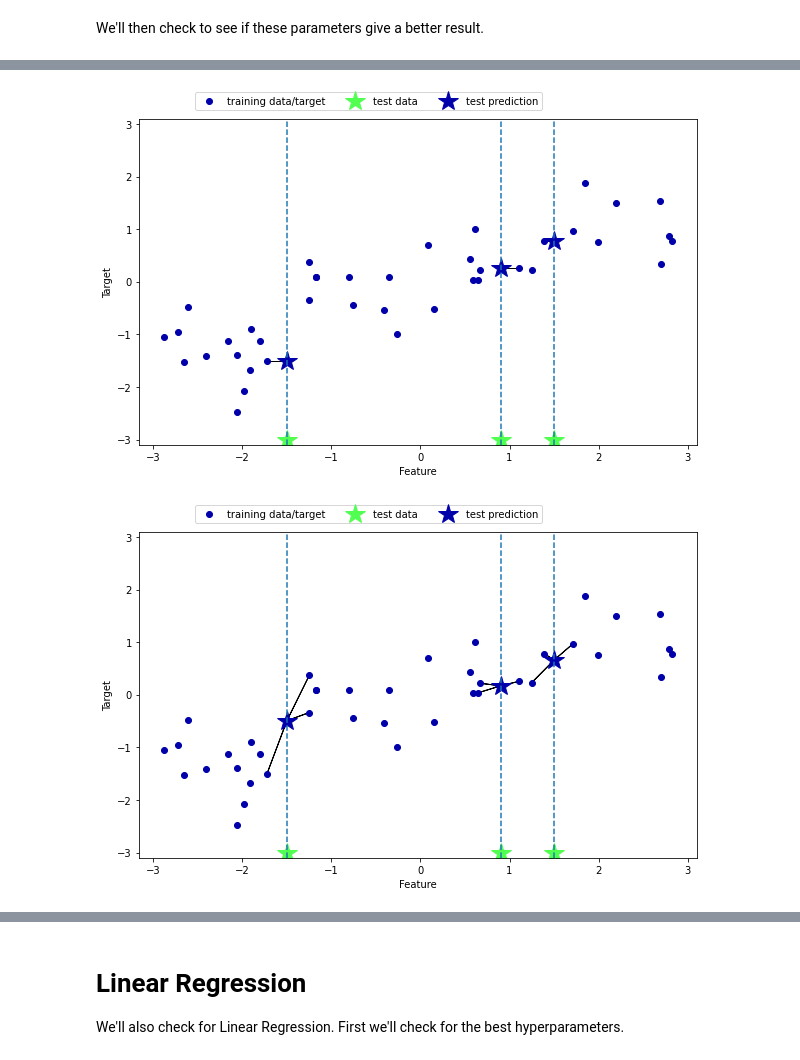
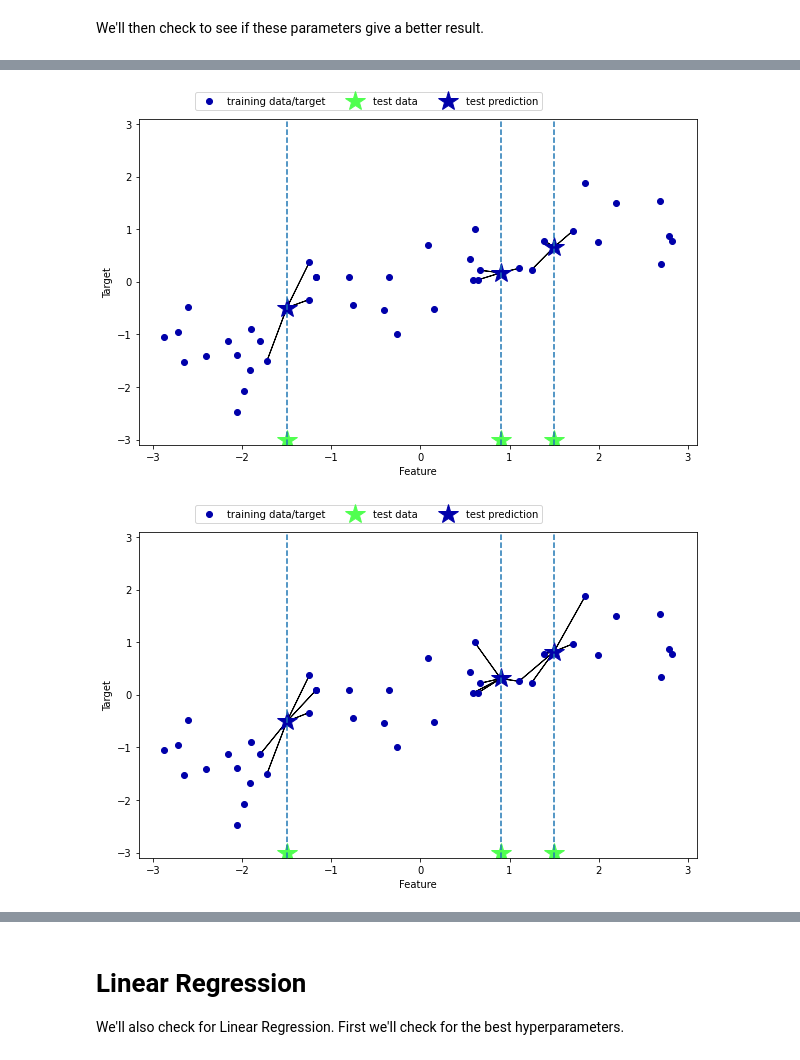
Before and after one commit to SebastianRosenquist/BigDataEksamen, a Jupyter notebook: exam_project_cleaned.ipynb, the cells around one changed output, grey strips where cells are left out. Cells and saved outputs as stored; diff of their text form; code cells hidden in the pictures.

```diff
--- a/exam_project_cleaned.ipynb
+++ b/exam_project_cleaned.ipynb
@@ -513,10 +492,10 @@ plt.show()
 # %%
 import mglearn
 import matplotlib.pyplot as plt
 
-mglearn.plots.plot_knn_regression(n_neighbors=1)
 mglearn.plots.plot_knn_regression(n_neighbors=3)
-mglearn.plots.plot_knn_regression(n_neighbors=10)
+mglearn.plots.plot_knn_regression(n_neighbors=5)
+mglearn.plots.plot_knn_regression(n_neighbors=8)
 # %% [output]
-[figure, old version]
+[figure, new version]
-[figure, old version]
+[figure, new version]
```
Also changed, not shown: parts of 28 cells of this notebook.
